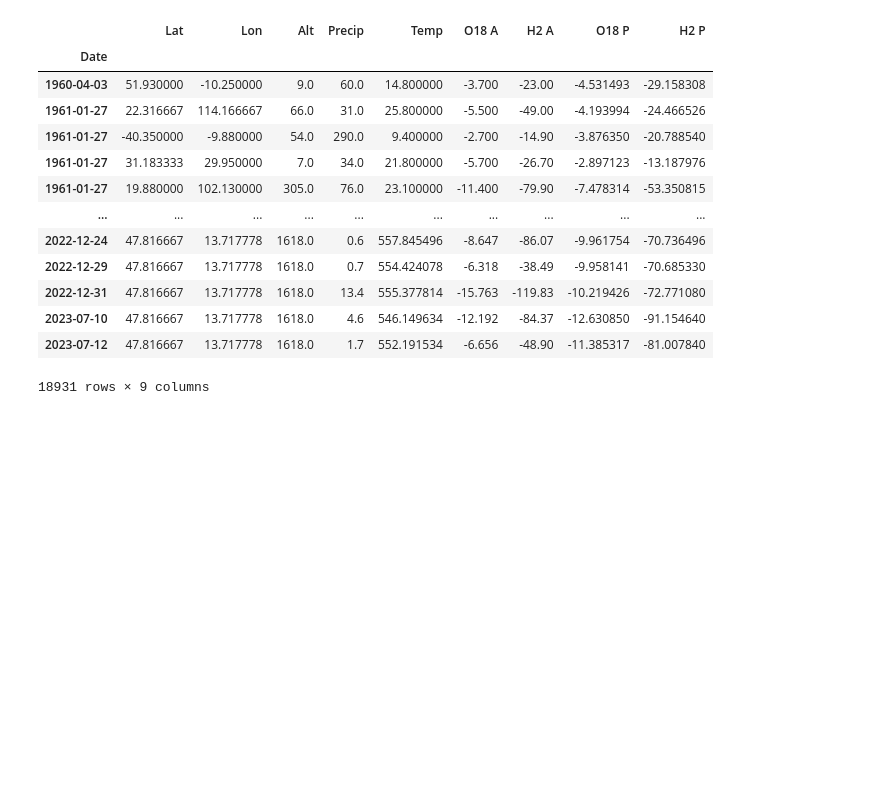
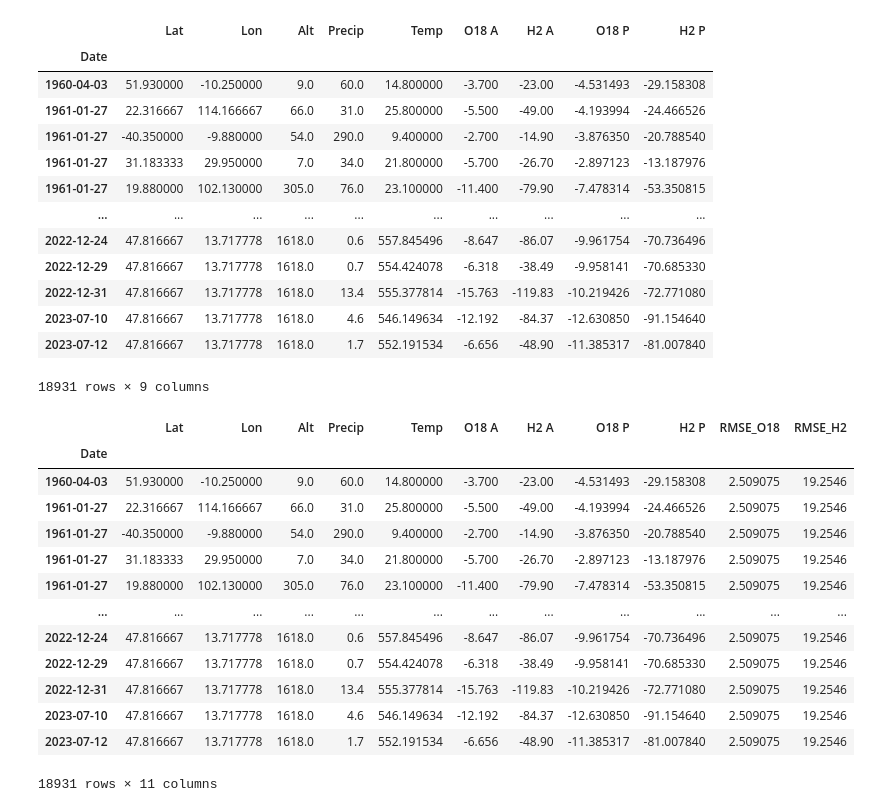
Before and after one commit to JaxtonGray/isoNet_Models, a Jupyter notebook: Stats/Stats_Model_1.ipynb, the cells around one changed output. Cells and saved outputs as stored; diff of their text form; code cells hidden in the pictures; blank space fills up the shorter version.

```diff
--- a/Stats/Stats_Model_1.ipynb
+++ b/Stats/Stats_Model_1.ipynb
@@ -79,3 +79,24 @@ df
 | 2023-07-10 | 47.816667 | 13.717778 | 1618.0 | 4.6 | 546.149634 | -12.192 | -84.37 | -12.630850 | -91.154640 |
 | 2023-07-12 | 47.816667 | 13.717778 | 1618.0 | 1.7 | 552.191534 | -6.656 | -48.90 | -11.385317 | -81.007840 |
 18931 rows × 9 columns
+# %%
+# Calculate the RMSE for each column
+from sklearn.metrics import mean_squared_error
+df['RMSE_O18'] = np.sqrt(mean_squared_error(df['O18 A'], df['O18 P']))
+df['RMSE_H2'] = np.sqrt(mean_squared_error(df['H2 A'], df['H2 P']))
+df
+# %% [output]
+|  | Lat | Lon | Alt | Precip | Temp | O18 A | H2 A | O18 P | H2 P | RMSE_O18 | RMSE_H2 |
+| Date |  |  |  |  |  |  |  |  |  |  |  |
+| 1960-04-03 | 51.930000 | -10.250000 | 9.0 | 60.0 | 14.800000 | -3.700 | -23.00 | -4.531493 | -29.158308 | 2.509075 | 19.2546 |
+| 1961-01-27 | 22.316667 | 114.166667 | 66.0 | 31.0 | 25.800000 | -5.500 | -49.00 | -4.193994 | -24.466526 | 2.509075 | 19.2546 |
+| 1961-01-27 | -40.350000 | -9.880000 | 54.0 | 290.0 | 9.400000 | -2.700 | -14.90 | -3.876350 | -20.788540 | 2.509075 | 19.2546 |
+| 1961-01-27 | 31.183333 | 29.950000 | 7.0 | 34.0 | 21.800000 | -5.700 | -26.70 | -2.897123 | -13.187976 | 2.509075 | 19.2546 |
+| 1961-01-27 | 19.880000 | 102.130000 | 305.0 | 76.0 | 23.100000 | -11.400 | -79.90 | -7.478314 | -53.350815 | 2.509075 | 19.2546 |
+| ... | ... | ... | ... | ... | ... | ... | ... | ... | ... | ... | ... |
+| 2022-12-24 | 47.816667 | 13.717778 | 1618.0 | 0.6 | 557.845496 | -8.647 | -86.07 | -9.961754 | -70.736496 | 2.509075 | 19.2546 |
+| 2022-12-29 | 47.816667 | 13.717778 | 1618.0 | 0.7 | 554.424078 | -6.318 | -38.49 | -9.958141 | -70.685330 | 2.509075 | 19.2546 |
+| 2022-12-31 | 47.816667 | 13.717778 | 1618.0 | 13.4 | 555.377814 | -15.763 | -119.83 | -10.219426 | -72.771080 | 2.509075 | 19.2546 |
+| 2023-07-10 | 47.816667 | 13.717778 | 1618.0 | 4.6 | 546.149634 | -12.192 | -84.37 | -12.630850 | -91.154640 | 2.509075 | 19.2546 |
+| 2023-07-12 | 47.816667 | 13.717778 | 1618.0 | 1.7 | 552.191534 | -6.656 | -48.90 | -11.385317 | -81.007840 | 2.509075 | 19.2546 |
+18931 rows × 11 columns
```
Also changed, not shown: parts of 3 cells of this notebook.
